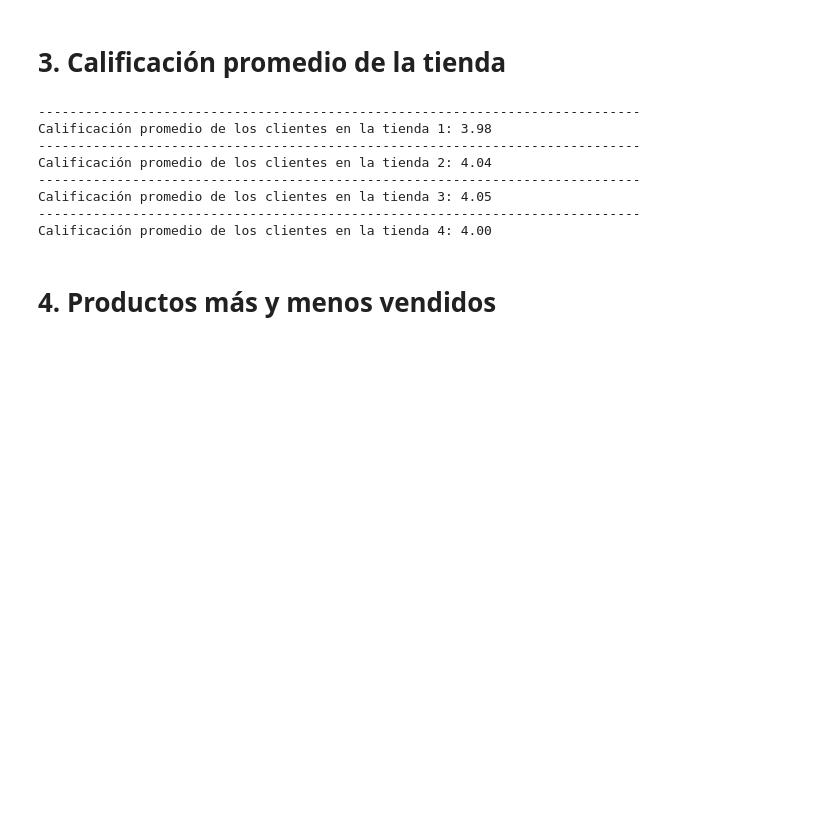
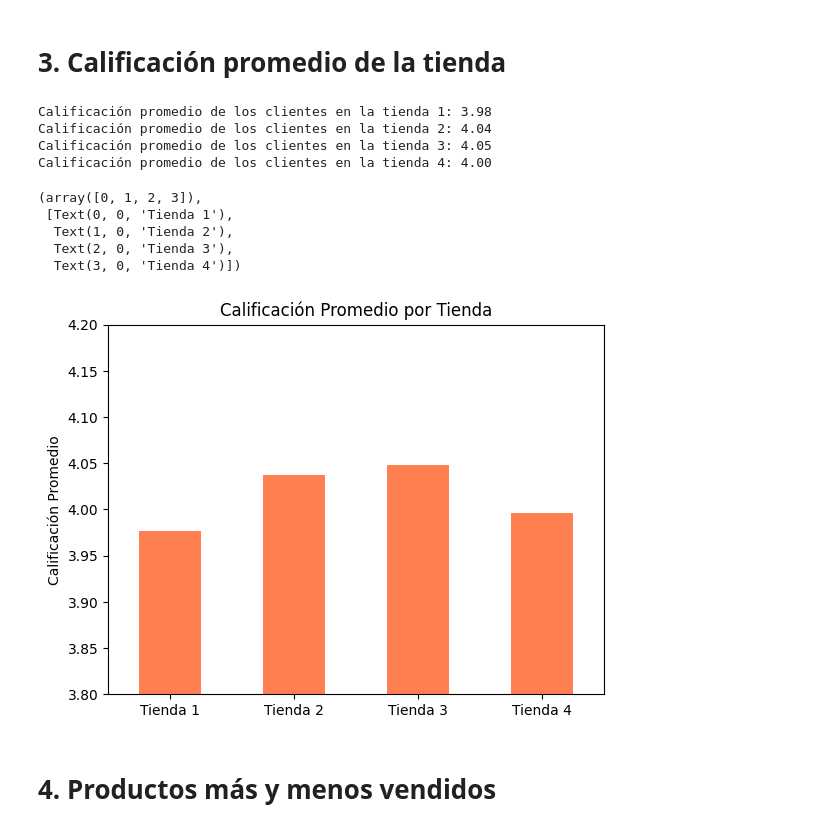
Before and after one commit to ronalzepeda/OneStoreAnalysis, a Jupyter notebook: AluraStoreLatamRZ.ipynb, the cells around one changed output. Saved outputs shown, nothing was run; the diff lists cells and outputs as text; code cells hidden in the pictures; blank space fills up the shorter version.

```diff
--- a/AluraStoreLatamRZ.ipynb
+++ b/AluraStoreLatamRZ.ipynb
@@ -102,18 +129,28 @@ Name: Producto, dtype: int64
 # %%
 #calcular las calificaciones promedio de los clientes para cada tienda
 for x in range(1,5):
-    print("-----------------------------------------------------------------------------")
     calificacion_promedio = eval(f'tienda{x}["Calificación"].mean()')
     print(f"Calificación promedio de los clientes en la tienda {x}: {calificacion_promedio:.2f}")
+
+#generar un grafico de columna para comparar las calificaciones promedio de las cuatro tiendas.
+calificaciones_promedio = {f'Tienda {x}': eval(f'tienda{x}["Calificación"].mean()') for x in range(1,5)}
+df_calificaciones = pd.DataFrame.from_dict(calificaciones_promedio, orient='index', columns=['Calificación Promedio'])
+ax = df_calificaciones.plot(kind='bar', color='coral', legend=False)
+plt.title('Calificación Promedio por Tienda')
+plt.ylabel('Calificación Promedio')
+plt.ylim(3.8, 4.2)  # Ajustar el límites del eje y para mayor detalle
+plt.xticks(rotation=0)
 # %% [output]
------------------------------------------------------------------------------
 Calificación promedio de los clientes en la tienda 1: 3.98
------------------------------------------------------------------------------
 Calificación promedio de los clientes en la tienda 2: 4.04
------------------------------------------------------------------------------
 Calificación promedio de los clientes en la tienda 3: 4.05
------------------------------------------------------------------------------
 Calificación promedio de los clientes en la tienda 4: 4.00
+(array([0, 1, 2, 3]),
+ [Text(0, 0, 'Tienda 1'),
+  Text(1, 0, 'Tienda 2'),
+  Text(2, 0, 'Tienda 3'),
+  Text(3, 0, 'Tienda 4')])
+[figure, added]
 # %% [markdown]
 # 4. Productos más y menos vendidos
 # %%
```
Also changed, not shown: parts of 4 cells of this notebook, 1 other file.
